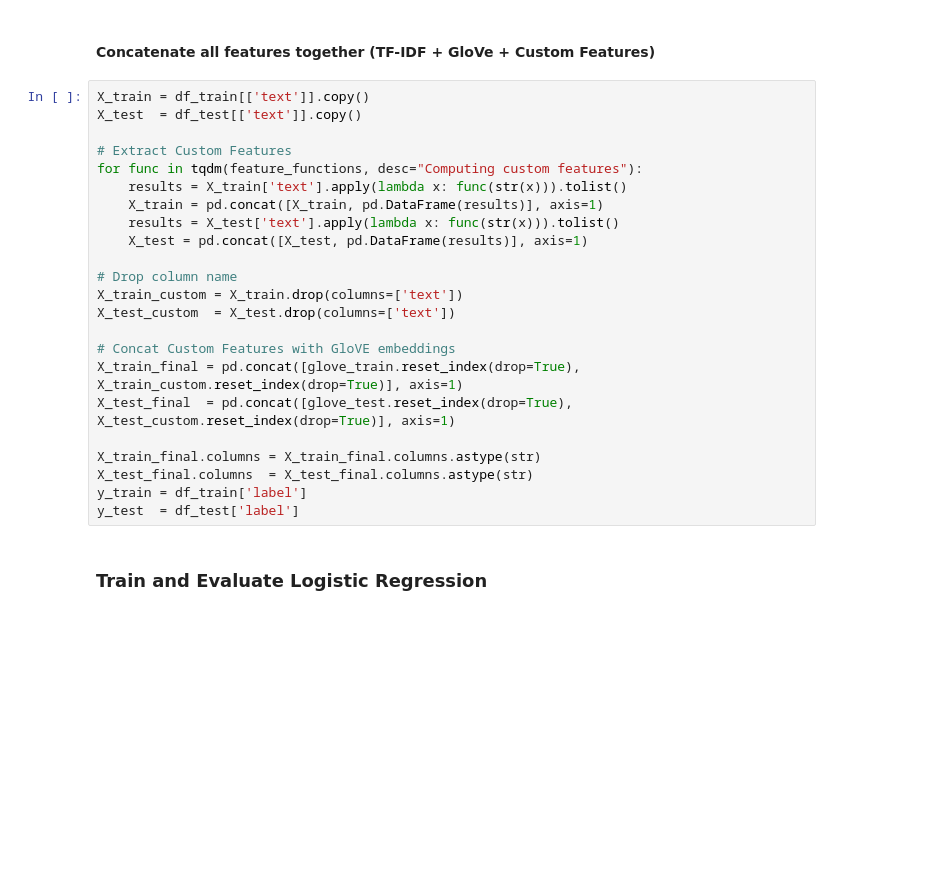
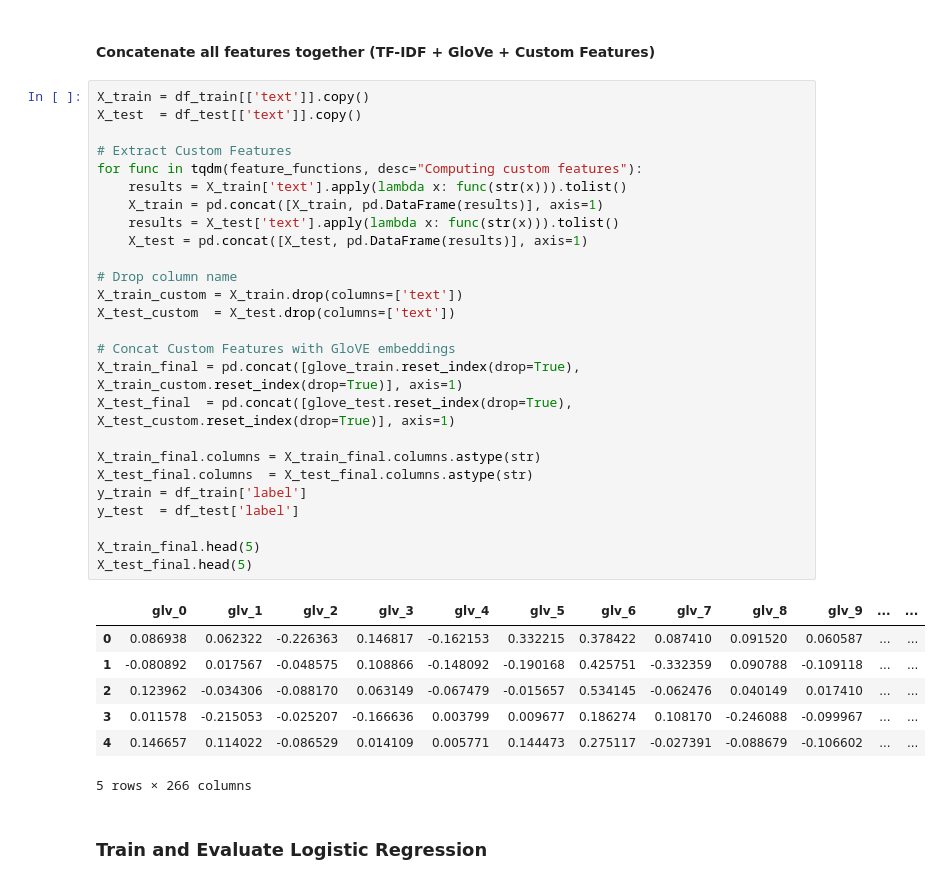
Before and after one commit to seggle01/EPL499-Team-Project-Team5, a Jupyter notebook: src/final_logistic/final_version.ipynb, the cells around one changed output. Saved outputs shown, nothing was run; the diff lists cells and outputs as text; blank space fills up the shorter version.

```diff
--- a/src/final_logistic/final_version.ipynb
+++ b/src/final_logistic/final_version.ipynb
@@ -139,26 +138,37 @@ glove_test  = pd.DataFrame(glove_test,  columns=[f"glv_{i}" for i in range(EMBED
 # %%
 X_train = df_train[['text']].copy()
 X_test  = df_test[['text']].copy()
 
 # Extract Custom Features
 for func in tqdm(feature_functions, desc="Computing custom features"):
     results = X_train['text'].apply(lambda x: func(str(x))).tolist()
     X_train = pd.concat([X_train, pd.DataFrame(results)], axis=1)
     results = X_test['text'].apply(lambda x: func(str(x))).tolist()
     X_test = pd.concat([X_test, pd.DataFrame(results)], axis=1)
 
 # Drop column name
 X_train_custom = X_train.drop(columns=['text'])
 X_test_custom  = X_test.drop(columns=['text'])
 
 # Concat Custom Features with GloVE embeddings
 X_train_final = pd.concat([glove_train.reset_index(drop=True), X_train_custom.reset_index(drop=True)], axis=1)
 X_test_final  = pd.concat([glove_test.reset_index(drop=True),  X_test_custom.reset_index(drop=True)], axis=1)
 
 X_train_final.columns = X_train_final.columns.astype(str)
 X_test_final.columns  = X_test_final.columns.astype(str)
 y_train = df_train['label']
 y_test  = df_test['label']
+
+X_train_final.head(5)
+X_test_final.head(5)
+# %% [output]
+|  | glv_0 | glv_1 | glv_2 | glv_3 | glv_4 | glv_5 | glv_6 | glv_7 | glv_8 | glv_9 | ... | ... |
+| 0 | 0.086938 | 0.062322 | -0.226363 | 0.146817 | -0.162153 | 0.332215 | 0.378422 | 0.087410 | 0.091520 | 0.060587 | ... | ... |
+| 1 | -0.080892 | 0.017567 | -0.048575 | 0.108866 | -0.148092 | -0.190168 | 0.425751 | -0.332359 | 0.090788 | -0.109118 | ... | ... |
+| 2 | 0.123962 | -0.034306 | -0.088170 | 0.063149 | -0.067479 | -0.015657 | 0.534145 | -0.062476 | 0.040149 | 0.017410 | ... | ... |
+| 3 | 0.011578 | -0.215053 | -0.025207 | -0.166636 | 0.003799 | 0.009677 | 0.186274 | 0.108170 | -0.246088 | -0.099967 | ... | ... |
+| 4 | 0.146657 | 0.114022 | -0.086529 | 0.014109 | 0.005771 | 0.144473 | 0.275117 | -0.027391 | -0.088679 | -0.106602 | ... | ... |
+5 rows × 266 columns
 # %% [markdown]
 ### Train and Evaluate Logistic Regression
 # %%
```
Also changed, not shown: parts of 7 cells of this notebook.
